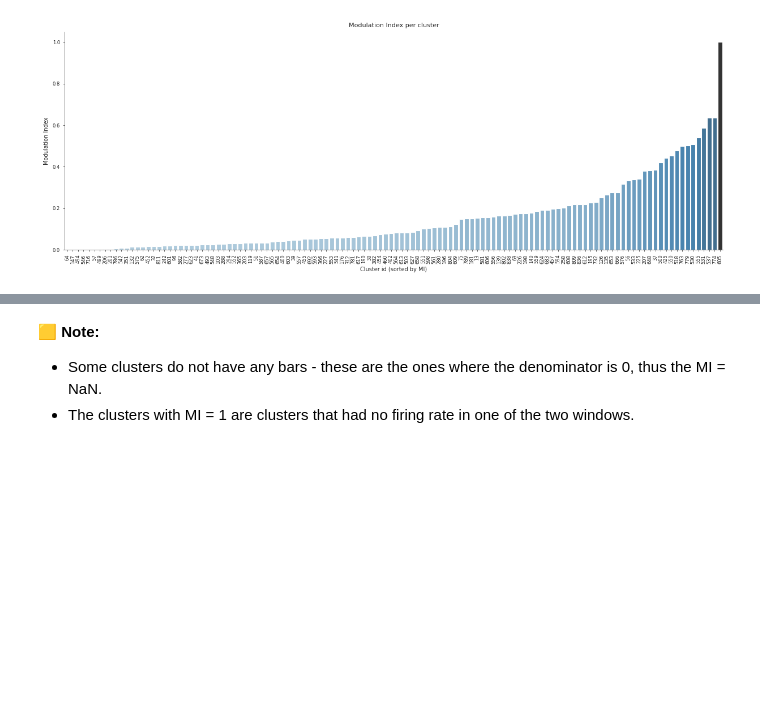
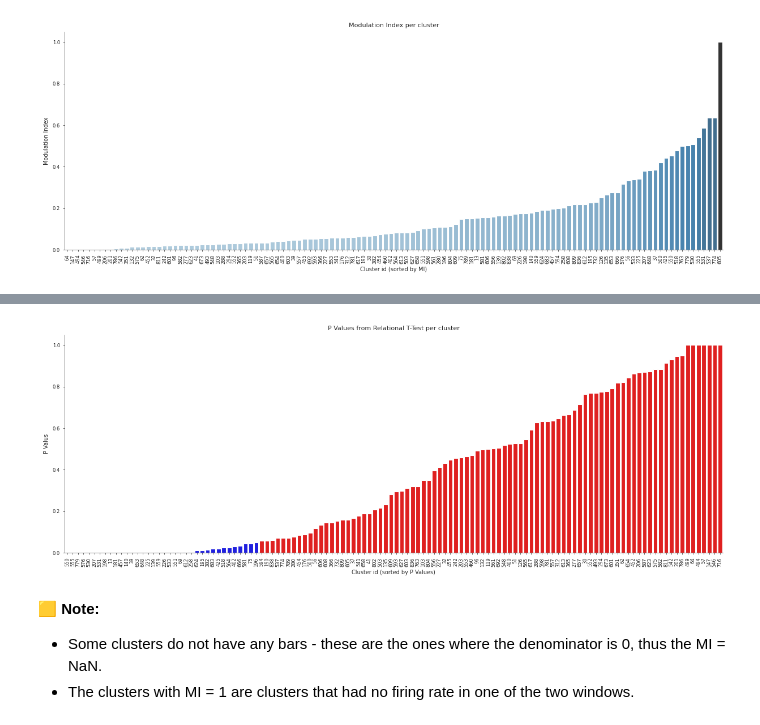
Before and after one commit to Its-Fate/IBL-Project, a Jupyter notebook: projects/neurons/IBL_BWM_Neuromatch_tutorial.ipynb, the cells around one changed output, grey strips where cells are left out. Drawn from its saved outputs; the diff is of its cells as text; code cells hidden in the pictures; blank space fills up the shorter version.

```diff
--- a/projects/neurons/IBL_BWM_Neuromatch_tutorial.ipynb
+++ b/projects/neurons/IBL_BWM_Neuromatch_tutorial.ipynb
@@ -711,3 +756,18 @@ ax.tick_params(axis='x', rotation=90)
+# %%
+# Order the clusters based on their p_values
+sorted_cluster_df = clusters_df.sort_values(by='p_val')
+sorted_cluster_df['significance'] = sorted_cluster_df['p_val'] < 0.05
+
+# Plot the p-values
+fig, ax = plt.subplots(figsize=(15, 5))
+sns.barplot(data=sorted_cluster_df, x='cluster_id', y='p_val', order=sorted_cluster_df['cluster_id'].values,
+            palette={True: 'blue', False: 'red'}, hue='significance', legend=False, ax=ax)
+ax.set_xlabel('Cluster id (sorted by P Values)')
+ax.set_ylabel('P Valus')
+ax.set_title('P Values from Relational T-Test per cluster')
+ax.tick_params(axis='x', rotation=90)
+# %% [output]
+[figure, added]
 # %% [markdown]
 🟨 **Note:**
 
```
Also changed, not shown: parts of 12 cells of this notebook.
